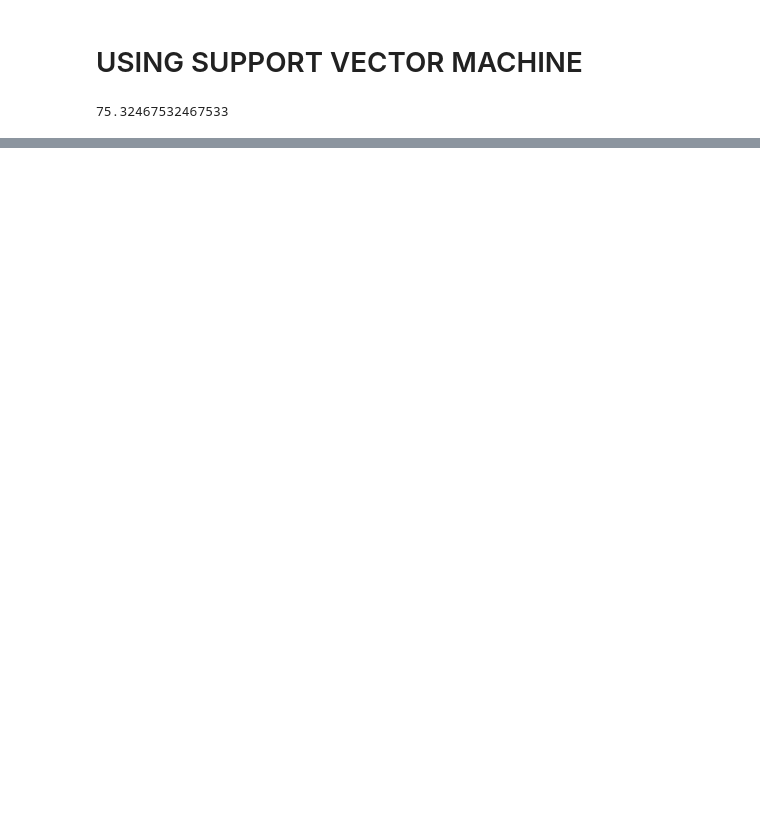
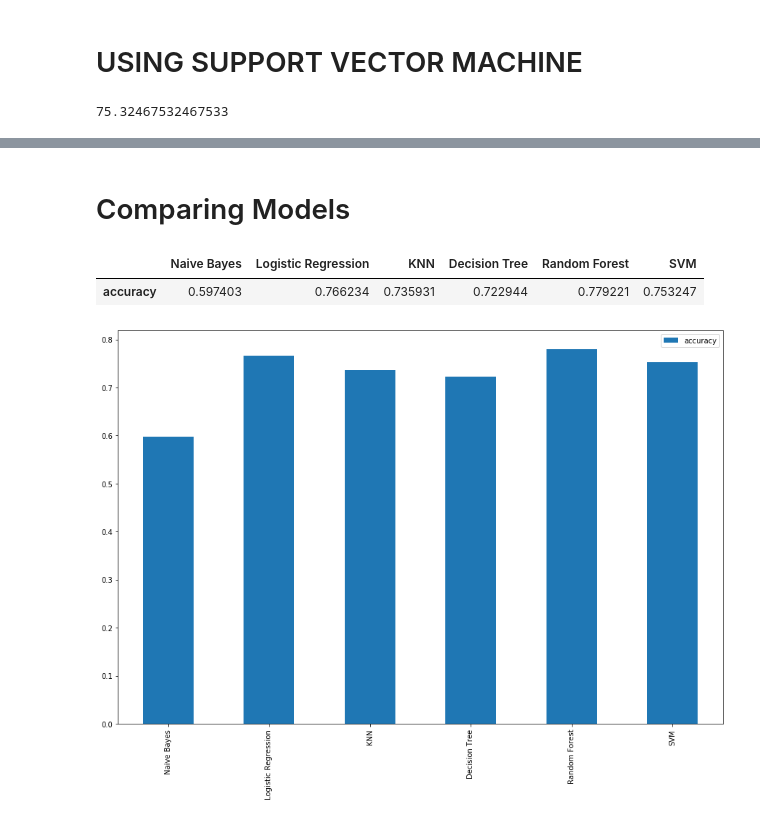
Before and after one commit to JanviPangoriya/Diabetes-prediction, a Jupyter notebook: Diabetes_Prediciton.ipynb, the cells around one changed output, grey strips where cells are left out. Drawn from its saved outputs; the diff is of its cells as text; code cells hidden in the pictures; blank space fills up the shorter version.

```diff
--- a/Diabetes_Prediciton.ipynb
+++ b/Diabetes_Prediciton.ipynb
@@ -398,6 +399,6 @@ DecisionTreeClassifier(ccp_alpha=0.0, class_weight=None, criterion='gini',
 dct_ytest_pred = dct.predict(xtest)
 # %%
 from sklearn.metrics import accuracy_score,classification_report,confusion_matrix
-accuracy_score = accuracy_score(ytest,dct_ytest_pred)
-accuracy_score*100
+decision_score = accuracy_score(ytest,dct_ytest_pred)
+decision_score*100
 # %% [output]
@@ -417,4 +425,4 @@ pred_y_random=rmodel.predict(xtest)
 # %%
 from sklearn import metrics
 # %%
-accuracy_score=metrics.accuracy_score(ytest,pred_y_random)
+random=metrics.accuracy_score(ytest,pred_y_random)
@@ -433,6 +458,7 @@ model.fit(xtrain, ytrain)
 prediction = model.predict(xtest)
 # %%
 from sklearn import metrics
-print(metrics.accuracy_score(prediction, ytest) * 100)
+svm_score = metrics.accuracy_score(ytest,prediction)
+svm_score*100
 # %% [output]
 75.32467532467533
@@ -438,0 +482,19 @@ print(metrics.accuracy_score(prediction, ytest) * 100)
+# %% [markdown]
+# Comparing Models
+# %%
+model_compare = pd.DataFrame({"Naive Bayes":naive_score,
+                            "Logistic Regression":logistic_score,
+                            "KNN":knn_score,
+                           "Decision Tree":decision_score,
+                              "Random Forest":random,
+                              "SVM":svm_score,
+                            },index=["accuracy"])
+# %%
+model_compare
+# %% [output]
+|  | Naive Bayes | Logistic Regression | KNN | Decision Tree | Random Forest | SVM |
+| accuracy | 0.597403 | 0.766234 | 0.735931 | 0.722944 | 0.779221 | 0.753247 |
+# %%
+model_compare.T.plot.bar(figsize=(15,10));
+# %% [output]
+[figure, added]
```
Also changed, not shown: parts of 26 cells of this notebook.
